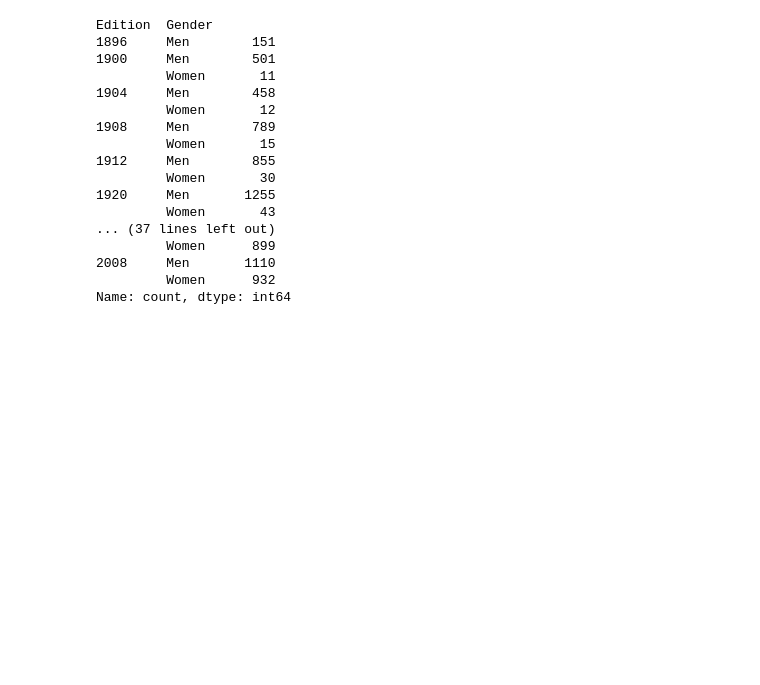
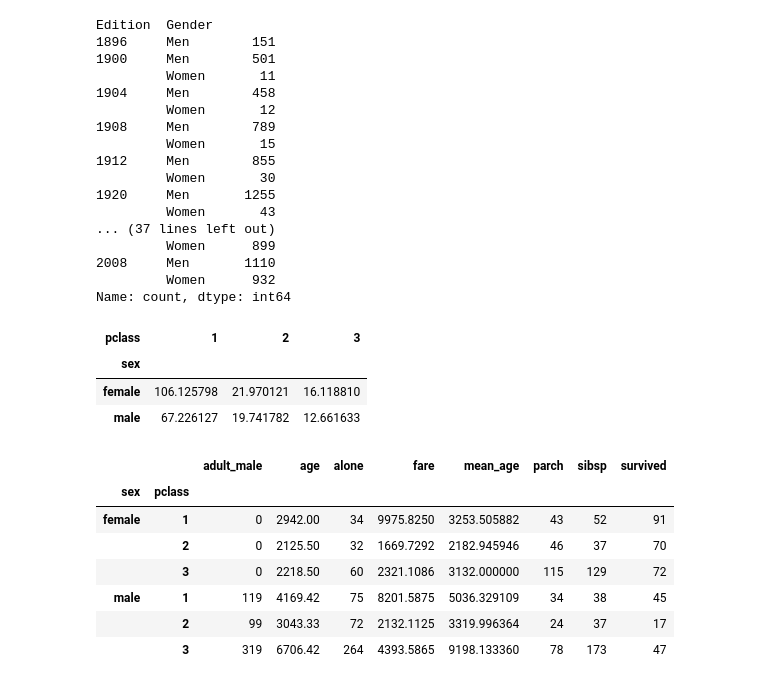
Before and after one commit to mohamedeld/Exploratory-Data-Analysis-using-Python, a Jupyter notebook: data grouping.ipynb, the cells around one changed output. Saved outputs shown, nothing was run; the diff lists cells and outputs as text; code cells hidden in the pictures; blank space fills up the shorter version.

Commit message:
add pivot table

```diff
--- a/data grouping.ipynb
+++ b/data grouping.ipynb
@@ -186,3 +186,21 @@ Edition  Gender
 2008     Men       1110
          Women      932
 Name: count, dtype: int64
+# %%
+titanic.pivot_table(index="sex", columns="pclass", values="fare")
+# %% [output]
+| pclass | 1 | 2 | 3 |
+| sex |  |  |  |
+| female | 106.125798 | 21.970121 | 16.118810 |
+| male | 67.226127 | 19.741782 | 12.661633 |
+# %%
+titanic.pivot_table(index=['sex','pclass'], aggfunc='sum',numeric_only=True)
+# %% [output]
+|  |  | adult_male | age | alone | fare | mean_age | parch | sibsp | survived |
+| sex | pclass |  |  |  |  |  |  |  |  |
+| female | 1 | 0 | 2942.00 | 34 | 9975.8250 | 3253.505882 | 43 | 52 | 91 |
+|  | 2 | 0 | 2125.50 | 32 | 1669.7292 | 2182.945946 | 46 | 37 | 70 |
+|  | 3 | 0 | 2218.50 | 60 | 2321.1086 | 3132.000000 | 115 | 129 | 72 |
+| male | 1 | 119 | 4169.42 | 75 | 8201.5875 | 5036.329109 | 34 | 38 | 45 |
+|  | 2 | 99 | 3043.33 | 72 | 2132.1125 | 3319.996364 | 24 | 37 | 17 |
+|  | 3 | 319 | 6706.42 | 264 | 4393.5865 | 9198.133360 | 78 | 173 | 47 |
```
Also changed, not shown: parts of 7 cells of this notebook.
